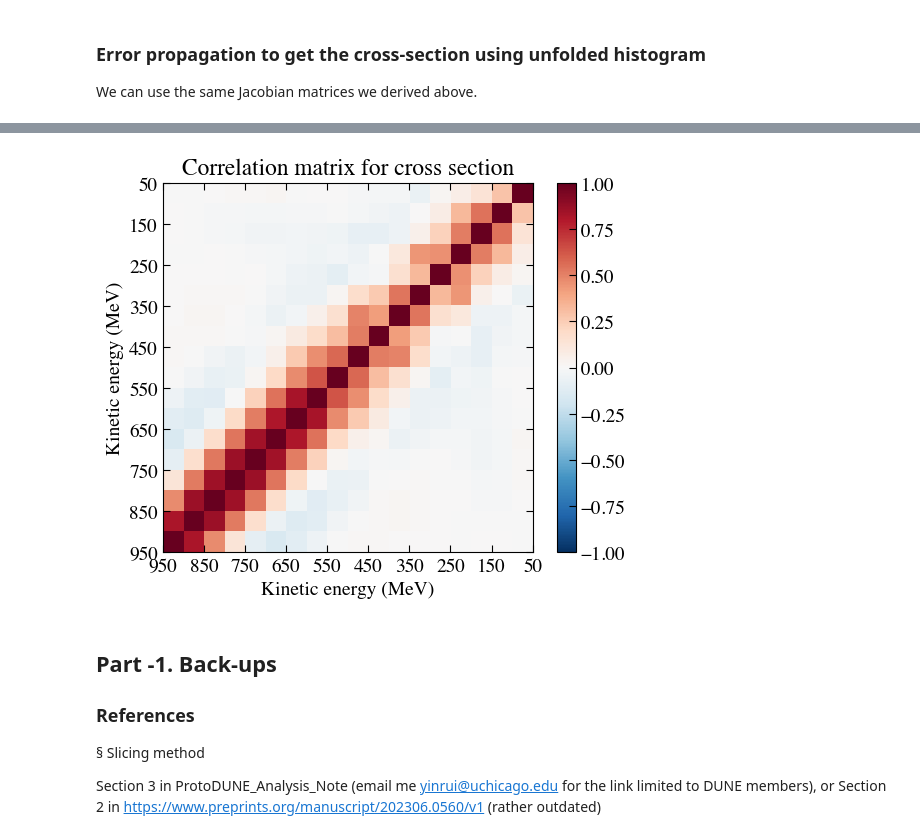
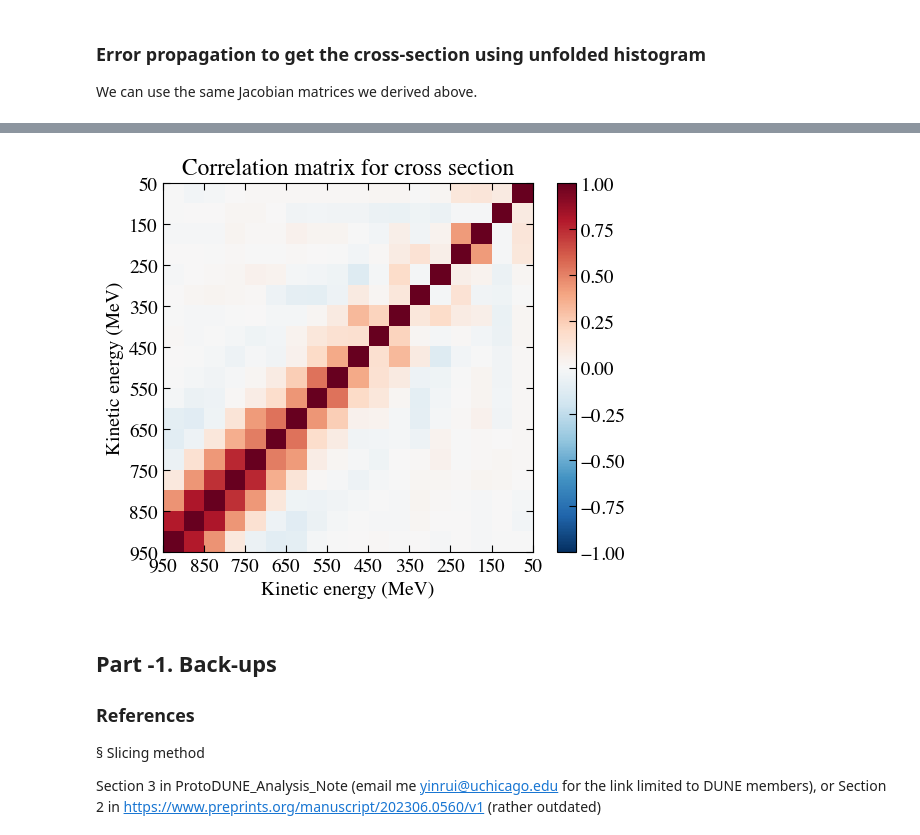
Before and after one commit to Yinrui-Liu/hadron-Ar_XS, a Jupyter notebook: hadron-Ar_XS.ipynb, the cells around one changed output, grey strips where cells are left out. Drawn from its saved outputs; the diff is of its cells as text; code cells hidden in the pictures.

Commit message:
update fake data sample in hadron-Ar_XS.ipynb (cell 20). Toy results to be updated in Part-1 Back-ups

```diff
--- a/hadron-Ar_XS.ipynb
+++ b/hadron-Ar_XS.ipynb
@@ -78,7 +79,7 @@ plt.show()
 Here we directly load the data provided by the dE/dx functions defined in dEdx_function.ipynb.
 # %%
 ### dE/dx as a function of KE described by Bethe-Bloch formula
-dEdx_BBx, dEdx_BBy = np.loadtxt("figs/dEdx_mean.txt")
+dEdx_BBx, dEdx_BBy = np.loadtxt("inputs/dEdx_mean.txt")
 dEdx_mean = lambda KE: np.interp(KE, dEdx_BBx, dEdx_BBy) # input from external pi-Ar dE/dx curve
 ### plot the simulated dE/dx curve
 xx = np.arange(0, 1000.1, 1)
@@ -96,8 +97,8 @@ plt.savefig("figs/mean_dEdx.pdf")
 plt.show()
 
 ### dE/dx distribution (Landau-Vavilov-Gaussian given pitch = 0.1 cm)
-dEdx_pdfx, dEdx_pdfy = np.loadtxt("figs/dEdx_pdf.txt")
-pvxx, dEdx_ppf_arr_1, dEdx_ppf_arr_2, dEdx_ppf_arr_3 = np.loadtxt("figs/dEdx_ppf.txt")
+dEdx_pdfx, dEdx_pdfy = np.loadtxt("inputs/dEdx_pdf.txt")
+pvxx, dEdx_ppf_arr_1, dEdx_ppf_arr_2, dEdx_ppf_arr_3 = np.loadtxt("inputs/dEdx_ppf.txt")
 test_KE_1 = 400
 dEdx_ppf_landau = lambda KE: np.interp(KE, pvxx, dEdx_ppf_arr_1)
 test_KE_2 = 20
@@ -159,7 +160,7 @@ def interaction_sim(KE, x_step): # simulate step-by-step, until the probe intera
     return KE, flag # the final energy of the probe particle; a flag indicating the type of interaction
 # %%
 x_step = 0.1 # step size (cm)
-Nevts = 1000000 # number of events to be generated
+Nevts = 100000 # number of events to be generated
 print("Number of MC events generated:", Nevts)
 
 trueKEi = np.random.normal(900, 100, Nevts) # initial energy of all events
@@ -842,0 +836,29 @@ Number of data events measured: 5002.016025876909
+# %%
+### prepare fake data sample
+# Asimov test: the fake data is the same with the simulation sample
+#data_meas_N1D = meas_N1D
+#data_meas_N1D_err = meas_N1D_err
+
+# naive method: just fluctuate in each bins of the simulation sample based on its error
+#Nmc2Ndata = 100
+#data_meas_N1D = np.random.normal(meas_N1D/Nmc2Ndata, meas_N1D_err/np.sqrt(Nmc2Ndata)); data_meas_N1D = np.clip(data_meas_N1D, 0, np.max(data_meas_N1D)+.1)
+#data_meas_N1D_err = meas_N1D_err/np.sqrt(Nmc2Ndata)
+
+# load fake data, which were generated in the same way as the simulation sample
+fake_data_sample = pickle.load(open("samples/test_data_sample.p", "rb"))
+data_meas_N3D = fake_data_sample["meas_N3D"]
+data_meas_N3D_err = fake_data_sample["meas_N3D_err"]
+def map_data_to_MC_bins(N3D, N3D_err, map_3D1D): # map data N3D histogram to N1D
+    Nbins_3D = len(map_3D1D)
+    for ibin in range(Nbins_3D):
+        if N3D[ibin] > 0 and map_3D1D[ibin] == 0:
+            print("Not empty in data but empty in MC.")
+    N1D = N3D[map_3D1D>0]
+    N1D_err = N3D_err[map_3D1D>0]
+    return N1D, N1D_err
+data_meas_N1D, data_meas_N1D_err = map_data_to_MC_bins(data_meas_N3D, data_meas_N3D_err, meas_3D1D_map)
+
+Ndata = sum(data_meas_N1D)
+data_MC_scale = Ndata/Nselected_true_evts
+print("Number of data events measured:", Ndata)
+data_meas_V1D = np.diag(data_meas_N1D_err*data_meas_N1D_err) # the measured bins are considered to be independent to each other
@@ -1076,7 +1097,7 @@ XS_diff = XS_y - XS_gen_ex(XS_x)
 inv_unfd_XS_Vcov = np.linalg.pinv(unfd_XS_Vcov[1:-1, 1:-1])
 chi2 = np.einsum("i,ij,j->", XS_diff, inv_unfd_XS_Vcov, XS_diff)
 #print(f"Chi2 ignoring correlations is {sum(XS_diff*XS_diff/np.diag(unfd_XS_Vcov)[1:-1]):.2f}/{len(XS_diff)}={sum(XS_diff*XS_diff/np.diag(unfd_XS_Vcov)[1:-1])/len(XS_diff):.2f}" )
-plt.plot([], [], ' ', label=rf"$\chi^2/N_{{df}}$ = {chi2:.2f}/{len(XS_diff)} = {chi2/len(XS_diff):.2f}") # print chi2 result
+plt.plot([], [], ' ', label=rf"$\chi^2/N_{{df}}$ = {chi2:.2f}/{len(XS_diff)} (p-value = {1-stats.chi2.cdf(chi2, len(XS_diff)):.2f})") # print chi2 result
 
 handles, labels = plt.gca().get_legend_handles_labels()
 order = [0,2,1]
@@ -1098,4 +1119,4 @@ plt.show()
-[figure, old version]
+[figure, new version]
 # %% [markdown]
 ## Part -1. Back-ups
 
```
Also changed, not shown: parts of 22 cells of this notebook, 5 other files.
